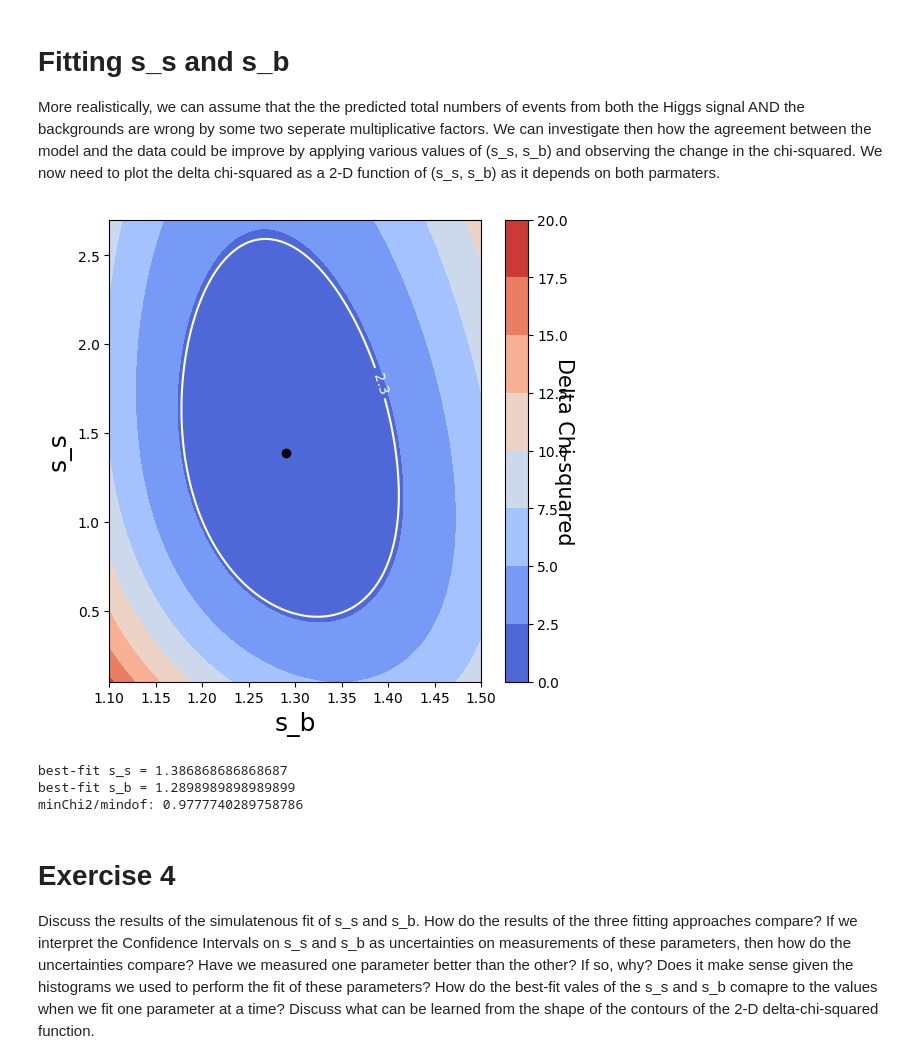
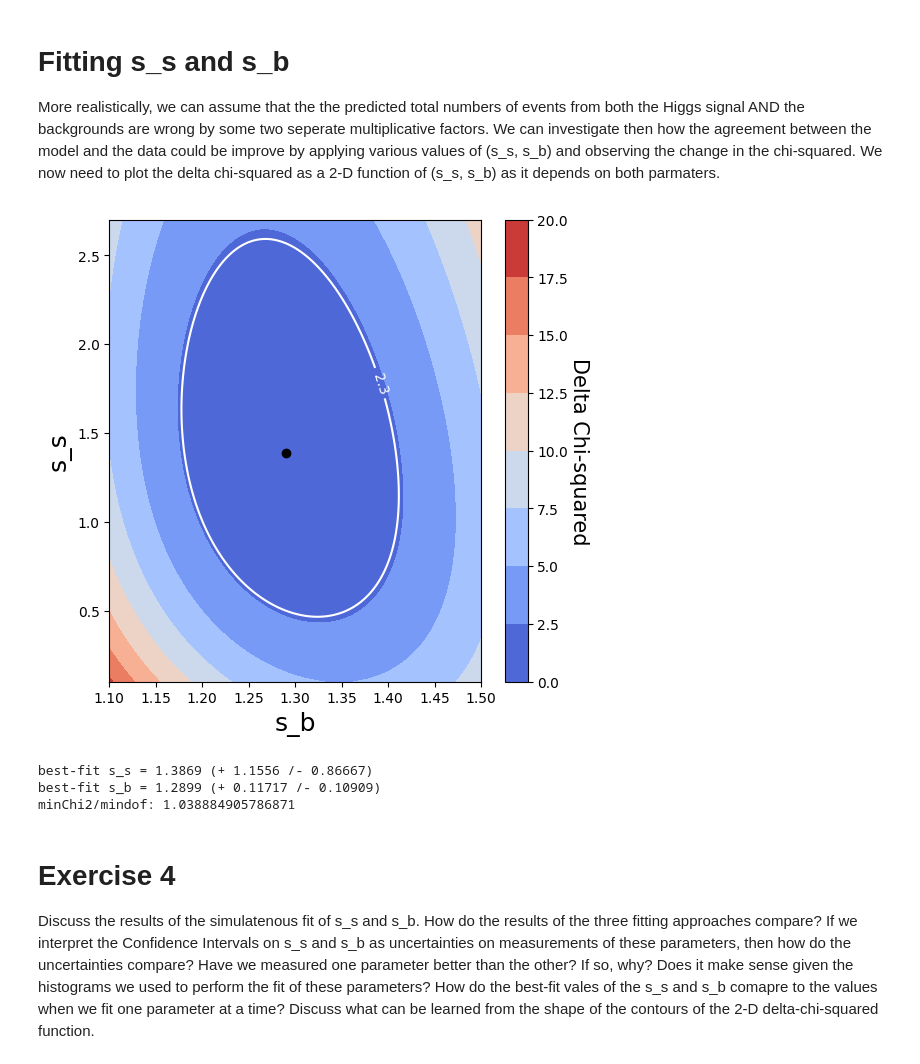
Before and after one commit to mkidson/Uni-Code, a Jupyter notebook: Honours/DS/Tut 1/Analysis/How_Much_Higgs.ipynb, the cells around one changed output. Drawn from its saved outputs; the diff is of its cells as text; code cells hidden in the pictures.

Commit message:
DS tut1 up to exercise 4 report getting there

```diff
--- a/Honours/DS/Tut 1/Analysis/How_Much_Higgs.ipynb
+++ b/Honours/DS/Tut 1/Analysis/How_Much_Higgs.ipynb
@@ -168,8 +169,8 @@ plt.show()
 # %% [markdown]
 You first must define a chi-squared function that will quantify how closely the model and data agree. It should take the observed bin heights of the data and  prediect bin heights of the model as inputs. The data can be assumed to be poisson-distributed.
 # %%
-def calcChiSq(obs, preds):
+def calcChiSq(obs, preds, numParams):
     #REPLACE THIS FUNCTION WITH A VALID CHI-SQUARED CALCULATION
     chiSq = np.sum( np.power( ( obs - preds ), 2) / ( preds ))
-    ndf = len(obs)
+    ndf = len(obs) - numParams
     return chiSq, ndf
@@ -189,7 +201,7 @@ bestFit_s_s = 0.0 #starting values for min chi2 and best value of s_s
 
 for s_s in range(0, len(s_s_ar)): #looping over out s_s values
     pred = (s_s_ar[s_s]*H_125) + (H_bkg) # generating a prediction according to this s_s
-    chi2, dof = calcChiSq(H_data, pred) # calculating chi2
+    chi2, dof = calcChiSq(H_data, pred, 1) # calculating chi2
     chi2_ar[s_s] = chi2 # adding chi2 value to chi2 array
     if(chi2 < minChi2): # check if this is the lowest chi2 we have seen so far
          minChi2 = chi2 # update lowest chi2 value seen
@@ -242,7 +254,7 @@ bestFit_s_b = 0.0
 
 for s_b in range(0, len(s_b_ar)):
     pred = (H_125) + (s_b_ar[s_b]*H_bkg)
-    chi2, dof = calcChiSq(H_data, pred)
+    chi2, dof = calcChiSq(H_data, pred, 1)
     chi2_ar[s_b] = chi2
     if(chi2 < minChi2):
         minChi2 = chi2
@@ -268,7 +280,7 @@ plt.ylabel("delta chi-squared")
 plt.legend()
 plt.show()
 
-print("Best fit value of s_b = " + str(round(bestFit_s_b, 3)) + " +/- " + str(round(np.abs(crit[0] - bestFit_s_b),2 )) )
+print("Best fit value of s_b = " + str(round(bestFit_s_b, 3)) + " +/- " + str(round(np.abs(crit[0] - bestFit_s_b),3 )) )
 print(f"minChi2/mindof: {minChi2/mindof}")
 # %% [output]
 [figure]
@@ -295,44 +307,57 @@ mindof = 1
 for s_s in range(0, len(s_s_ar)):
     for s_b in range(0, len(s_b_ar)):
         pred = (s_s_ar[s_s]*H_125) + (s_b_ar[s_b]*H_bkg)
-        chi2, dof = calcChiSq(H_data, pred)
+        chi2, dof = calcChiSq(H_data, pred, 2)
         chi2_ar[s_s, s_b] = chi2
         if(chi2 < minChi2):
             minChi2 = chi2
             mindof = dof
             bestFit_s_s = s_s_ar[s_s]
             bestFit_s_b = s_b_ar[s_b]
 
 deltaChi2_ar = chi2_ar - minChi2
 true_deltaChi2_ar = deltaChi2_ar    # For exercise 6
 
 levels = [2.3] # this is the value of the delta chi-squared function that defines the 68% CI for a two parameter fit.
          # we'll invetigate if this parmaeter makes sense in the final exercise.
 fig = plt.figure(figsize=(6,6))
 ax = fig.gca()
 
 cfset = plt.contourf(s_b_ar, s_s_ar, deltaChi2_ar,  cmap='coolwarm')
 cset = plt.contour(s_b_ar, s_s_ar, deltaChi2_ar, levels=levels, colors=['white'])
 
 bf_point = plt.scatter(bestFit_s_b, bestFit_s_s, color='black')
+bf_point_index = [np.where(true_deltaChi2_ar == 0)[0][0], np.where(true_deltaChi2_ar == 0)[1][0]]
 
 
 cbar = plt.colorbar(cfset)
-cbar.set_label('Delta Chi-squared', fontsize=15, rotation=270)
+cbar.set_label('Delta Chi-squared', fontsize=15, rotation=270, labelpad=15)
 ax.clabel(cset, inline=1, fontsize=10)
 ax.set_xlabel('s_b',fontsize=18)
 ax.set_ylabel('s_s',fontsize=18)
+# plt.savefig('../Report/Plots/two_fit_contour.pdf')
 plt.show()
 
+# Finding the bounds of the confidence interval for each parameter
+s_s_bf_CI_left = s_s_ar[np.where(deltaChi2_ar[:,bf_point_index[1]] <= levels[0])[0][0]]
+s_s_bf_CI_right = s_s_ar[np.where(deltaChi2_ar[:,bf_point_index[1]] <= levels[0])[0][-1]]
+s_b_bf_CI_left = s_b_ar[np.where(deltaChi2_ar[bf_point_index[0],:] <= levels[0])[0][0]]
+s_b_bf_CI_right = s_b_ar[np.where(deltaChi2_ar[bf_point_index[0],:] <= levels[0])[0][-1]]
+
+s_s_bf_unc_left = np.abs(bestFit_s_s - s_s_bf_CI_left)
+s_s_bf_unc_right = np.abs(bestFit_s_s - s_s_bf_CI_right)
+s_b_bf_unc_left = np.abs(bestFit_s_b - s_b_bf_CI_left)
+s_b_bf_unc_right = np.abs(bestFit_s_b - s_b_bf_CI_right)
+
 #extract 2D result
-print("best-fit s_s = " + str(bestFit_s_s))
-print("best-fit s_b = " + str(bestFit_s_b))
-print(f"minChi2/mindof: {minChi2/mindof}")
+print(f'best-fit s_s = {bestFit_s_s:.5} (+ {s_s_bf_unc_right:.5} /- {s_s_bf_unc_left:.5})')
+print(f'best-fit s_b = {bestFit_s_b:.5} (+ {s_b_bf_unc_right:.5} /- {s_b_bf_unc_left:.5})')
+print(f'minChi2/mindof: {minChi2/mindof}')
 # %% [output]
-[figure, old version]
+[figure, new version]
-best-fit s_s = 1.386868686868687
-best-fit s_b = 1.2898989898989899
-minChi2/mindof: 0.9777740289758786
+best-fit s_s = 1.3869 (+ 1.1556 /- 0.86667)
+best-fit s_b = 1.2899 (+ 0.11717 /- 0.10909)
+minChi2/mindof: 1.038884905786871
 # %% [markdown]
 # Exercise 4
 Discuss the results of the simulatenous fit of s_s and s_b. How do the results of the three fitting approaches compare? If we interpret the Confidence Intervals on s_s and s_b as uncertainties on measurements of these parameters, then how do the uncertainties compare? Have we measured one parameter better than the other? If so, why? Does it make sense given the histograms we used to perform the fit of these parameters? How do the best-fit vales of the s_s and s_b comapre to the values when we fit one parameter at a time? Discuss what can be learned from the shape of the contours of the 2-D delta-chi-squared function.
```
Also changed, not shown: parts of 7 cells of this notebook, 17 other files.
